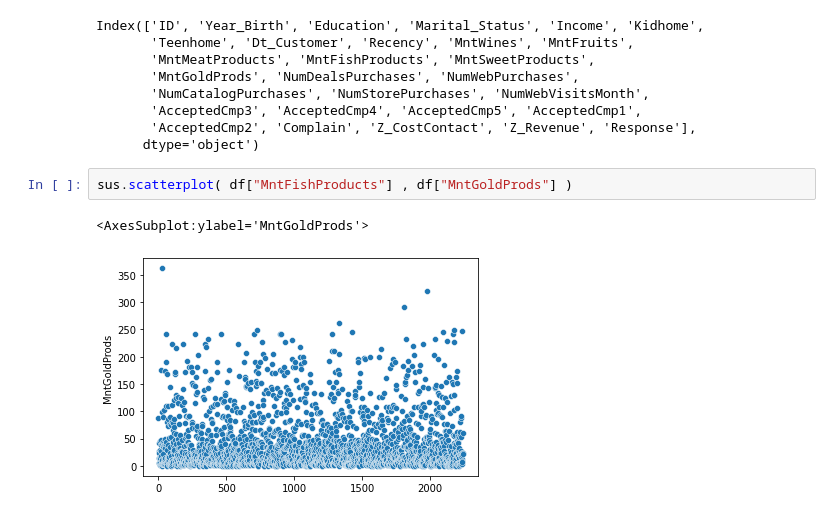
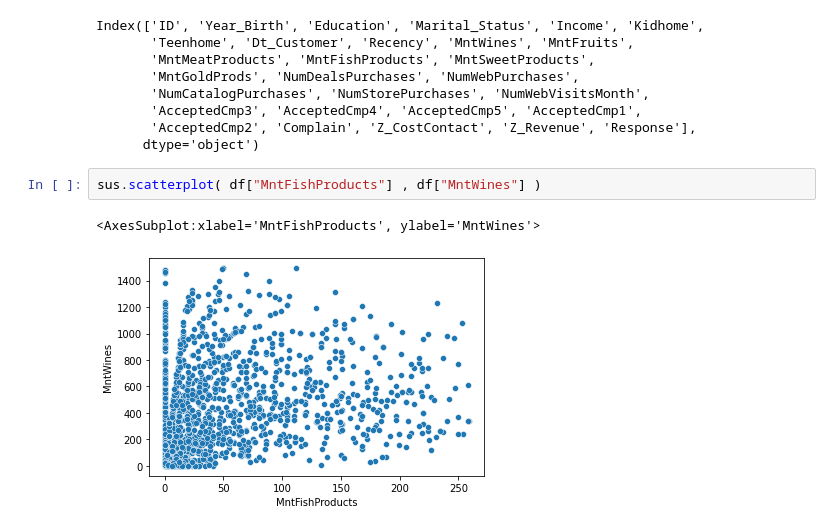
Before and after one commit to LiteShake/AI-Tasks, a Jupyter notebook: Task 6/Question 1/Question1.ipynb, the cells around one changed output. Saved outputs shown, nothing was run; the diff lists cells and outputs as text.

```diff
--- a/Task 6/Question 1/Question1.ipynb
+++ b/Task 6/Question 1/Question1.ipynb
@@ -74,7 +74,7 @@ Index(['ID', 'Year_Birth', 'Education', 'Marital_Status', 'Income', 'Kidhome',
        'AcceptedCmp2', 'Complain', 'Z_CostContact', 'Z_Revenue', 'Response'],
       dtype='object')
 # %%
-sus.scatterplot( df["MntFishProducts"] , df["MntGoldProds"] )
+sus.scatterplot( df["MntFishProducts"] , df["MntWines"] )
 # %% [output]
-<AxesSubplot:ylabel='MntGoldProds'>
+<AxesSubplot:xlabel='MntFishProducts', ylabel='MntWines'>
-[figure, old version]
+[figure, new version]
```
Also changed, not shown: parts of 7 cells of this notebook.
